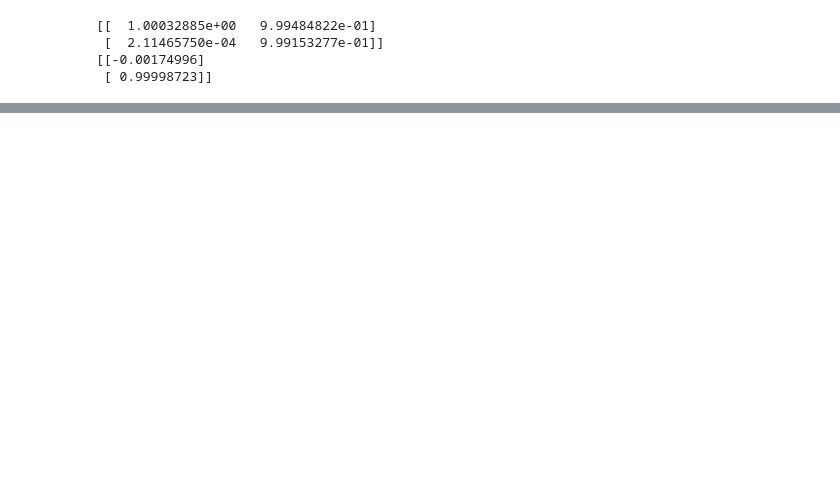
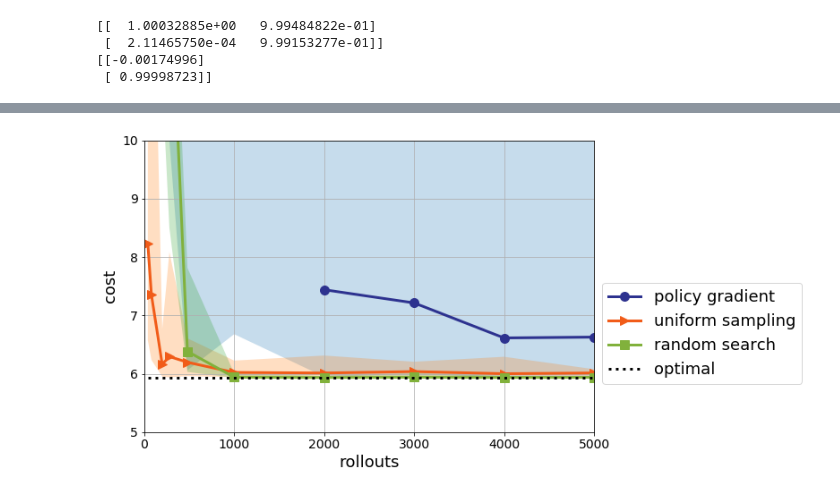
Before and after one commit to benjamin-recht/benjamin-recht.github.io, a Jupyter notebook: code/lqr_policy_comparisons.ipynb, the cells around one changed output, grey strips where cells are left out. Cells and saved outputs as stored; diff of their text form; code cells hidden in the pictures; blank space fills up the shorter version.

```diff
--- a/code/lqr_policy_comparisons.ipynb
+++ b/code/lqr_policy_comparisons.ipynb
@@ -170,0 +173,31 @@ plt.show()
+# %%
+plt.plot(tot_samples,np.median(J_inf_pg,axis=0),'o-',color=colors[0],linewidth=linewidth,
+         markersize=markersize,label='policy gradient')
+plt.fill_between(tot_samples, np.amin(J_inf_pg,axis=0), np.minimum(np.amax(J_inf_pg,axis=0),15), alpha=0.25)
+
+plt.plot(tot_samples,np.median(J_inf_ur,axis=0),'>-',color=colors[1],linewidth=linewidth,
+         markersize=markersize,label='uniform sampling')
+plt.fill_between(tot_samples, np.amin(J_inf_ur,axis=0), np.minimum(np.amax(J_inf_ur,axis=0),15), alpha=0.25)
+
+plt.plot(tot_samples,np.median(J_inf_rs,axis=0),'s-',color=colors[2],linewidth=linewidth,
+         markersize=markersize,label='random search')
+plt.fill_between(tot_samples, np.amin(J_inf_rs,axis=0), np.minimum(np.amax(J_inf_rs,axis=0),15), alpha=0.25)
+
+plt.plot([tot_samples[0],tot_samples[-1]],[J_inf_opt, J_inf_opt],color='#000000',linewidth=linewidth,
+             linestyle=':',label='optimal')
+
+plt.axis([0,5000,5,10])
+
+plt.xlabel('rollouts',fontsize=label_fontsize)
+plt.ylabel('cost',fontsize=label_fontsize)
+plt.legend(fontsize=18, bbox_to_anchor=(1.0, 0.54))
+plt.xticks(fontsize=tick_fontsize)
+plt.yticks(fontsize=tick_fontsize)
+plt.grid(True)
+
+fig = plt.gcf()
+fig.set_size_inches(9, 6)
+
+plt.show()
+# %% [output]
+[figure, added]
```
Also changed, not shown: parts of 6 cells of this notebook, 1 other file.
